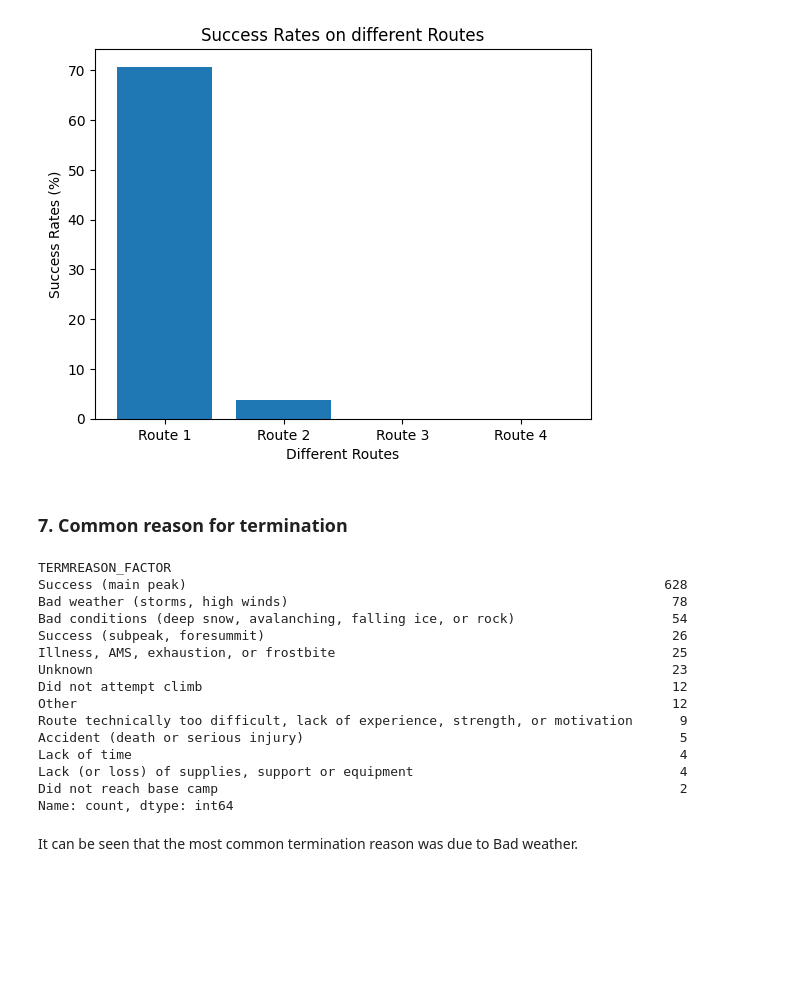
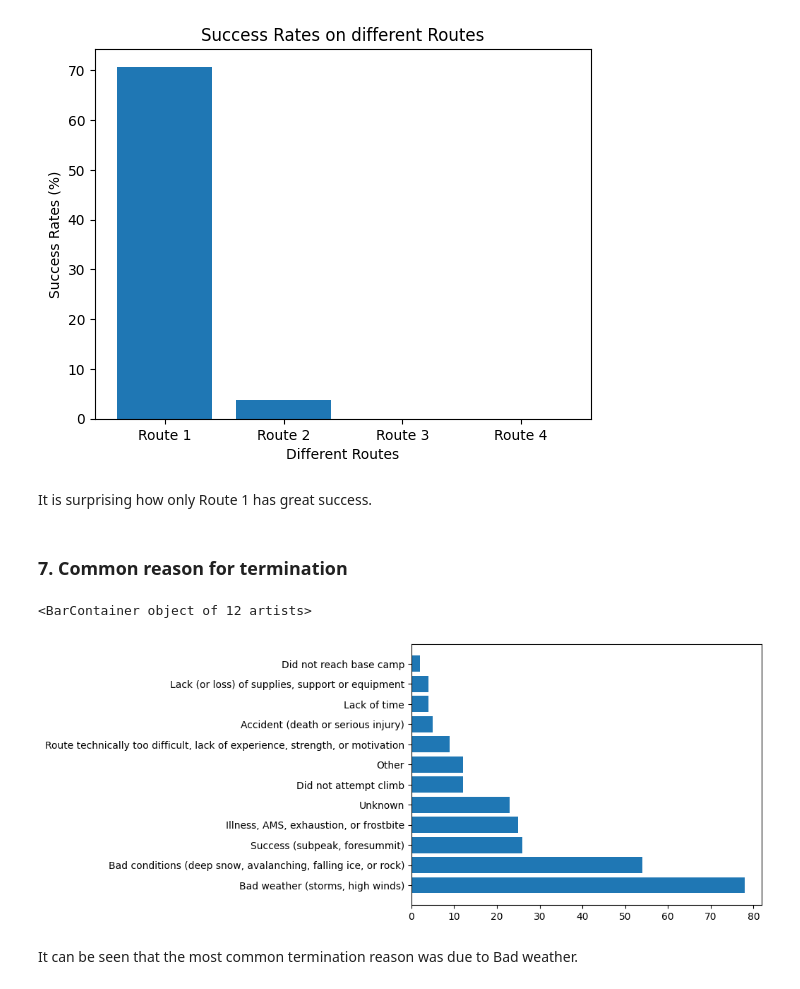
Before and after one commit to lazy-upa/Mountaineering-Expedition-Prediction, a Jupyter notebook: analysis.ipynb, the cells around one changed output. Cells and saved outputs as stored; diff of their text form; code cells hidden in the pictures; blank space fills up the shorter version.

```diff
--- a/analysis.ipynb
+++ b/analysis.ipynb
@@ -293,27 +297,17 @@ plt.title('Success Rates on different Routes')
 # %% [output]
 Text(0.5, 1.0, 'Success Rates on different Routes')
 [figure]
+# %% [markdown]
+It is surprising how only Route 1 has great success.
 # %% [markdown]
 ### **7. Common reason for termination**
 # %%
-termination_reason = df['TERMREASON_FACTOR'].value_counts()
-termination_reason
+termination_reason = df[df['TERMREASON_FACTOR'] != 'Success (main peak)']['TERMREASON_FACTOR'].value_counts()
-# %% [output]
-TERMREASON_FACTOR
-Success (main peak)                                                             628
-Bad weather (storms, high winds)                                                 78
-Bad conditions (deep snow, avalanching, falling ice, or rock)                    54
-Success (subpeak, foresummit)                                                    26
-Illness, AMS, exhaustion, or frostbite                                           25
-Unknown                                                                          23
-Did not attempt climb                                                            12
-Other                                                                            12
-Route technically too difficult, lack of experience, strength, or motivation      9
-Accident (death or serious injury)                                                5
-Lack of time                                                                      4
-Lack (or loss) of supplies, support or equipment                                  4
-Did not reach base camp                                                           2
-Name: count, dtype: int64
+# %%
+plt.barh(termination_reason.index, termination_reason.values)
+# %% [output]
+<BarContainer object of 12 artists>
+[figure, added]
 # %% [markdown]
 It can be seen that the most common termination reason was due to Bad weather.
 # %% [markdown]
```
Also changed, not shown: parts of 16 cells of this notebook.
